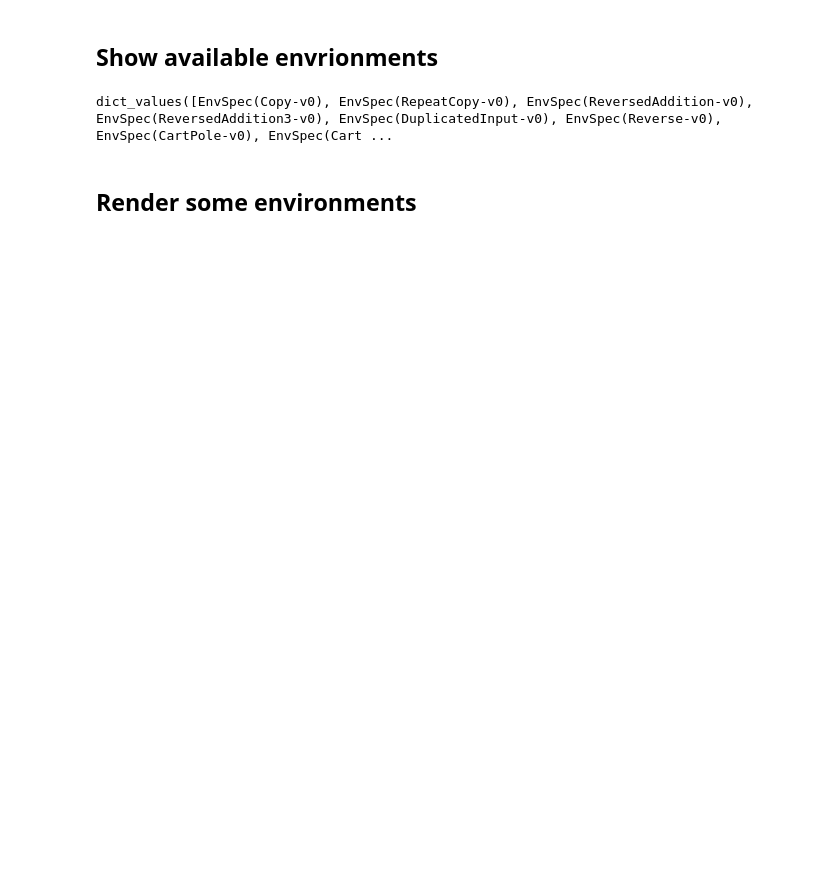
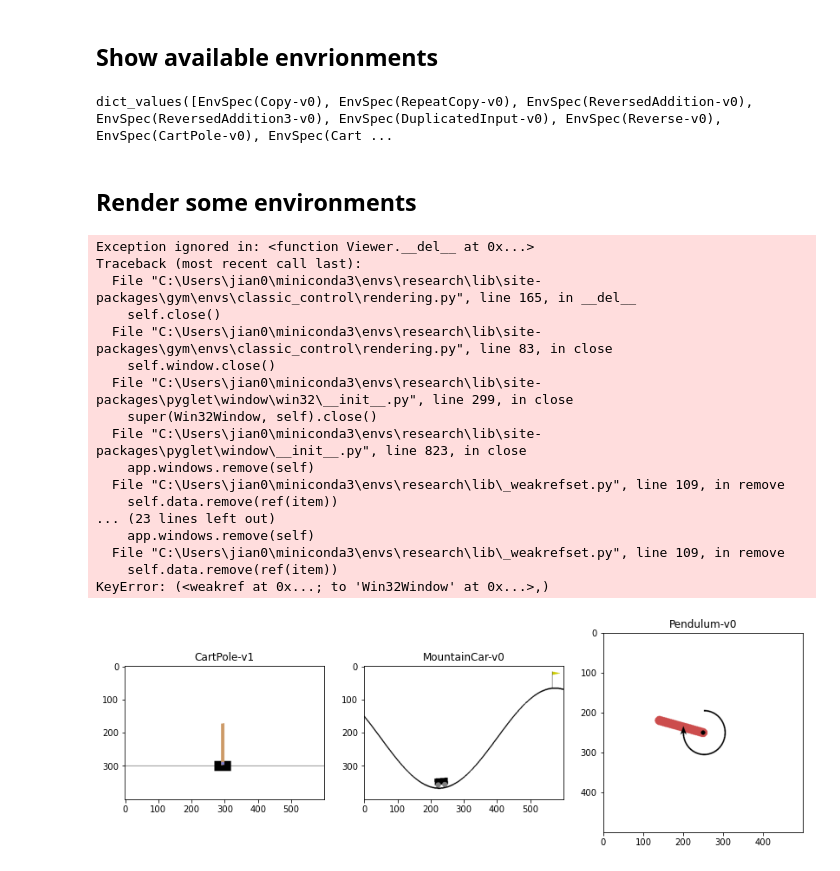
Before and after one commit to jianxu305/openai-gym-docker, a Jupyter notebook: example/env_render.ipynb, the cells around one changed output. Cells and saved outputs as stored; diff of their text form; code cells hidden in the pictures; blank space fills up the shorter version.

```diff
--- a/example/env_render.ipynb
+++ b/example/env_render.ipynb
@@ -39,6 +41,27 @@ def plot_env_list(names, nrows=1, figsize=(14, 6)):
     return fig
 # %% [markdown]
 ## Render some environments
+# %%
+fig = plot_env_list(['CartPole-v1', 'MountainCar-v0', 'Pendulum-v0'], nrows=1, figsize=(14,8))
+# %% [output]
+Exception ignored in: <function Viewer.__del__ at 0x...>
+Traceback (most recent call last):
+  File "C:\Users\jian0\miniconda3\envs\research\lib\site-packages\gym\envs\classic_control\rendering.py", line 165, in __del__
+    self.close()
+  File "C:\Users\jian0\miniconda3\envs\research\lib\site-packages\gym\envs\classic_control\rendering.py", line 83, in close
+    self.window.close()
+  File "C:\Users\jian0\miniconda3\envs\research\lib\site-packages\pyglet\window\win32\__init__.py", line 299, in close
+    super(Win32Window, self).close()
+  File "C:\Users\jian0\miniconda3\envs\research\lib\site-packages\pyglet\window\__init__.py", line 823, in close
+    app.windows.remove(self)
+  File "C:\Users\jian0\miniconda3\envs\research\lib\_weakrefset.py", line 109, in remove
+    self.data.remove(ref(item))
+... (23 lines left out)
+    app.windows.remove(self)
+  File "C:\Users\jian0\miniconda3\envs\research\lib\_weakrefset.py", line 109, in remove
+    self.data.remove(ref(item))
+KeyError: (<weakref at 0x...; to 'Win32Window' at 0x...>,)
+[figure, added]
 # %%
 fig = plot_env_list(['CartPole-v1', 'MountainCar-v0', 'Pendulum-v0',
                      'LunarLander-v2', 'Freeway-v4', 'CarRacing-v0'], nrows=2, figsize=(14,8))
```
Also changed, not shown: parts of 2 cells of this notebook, 1 other file.
